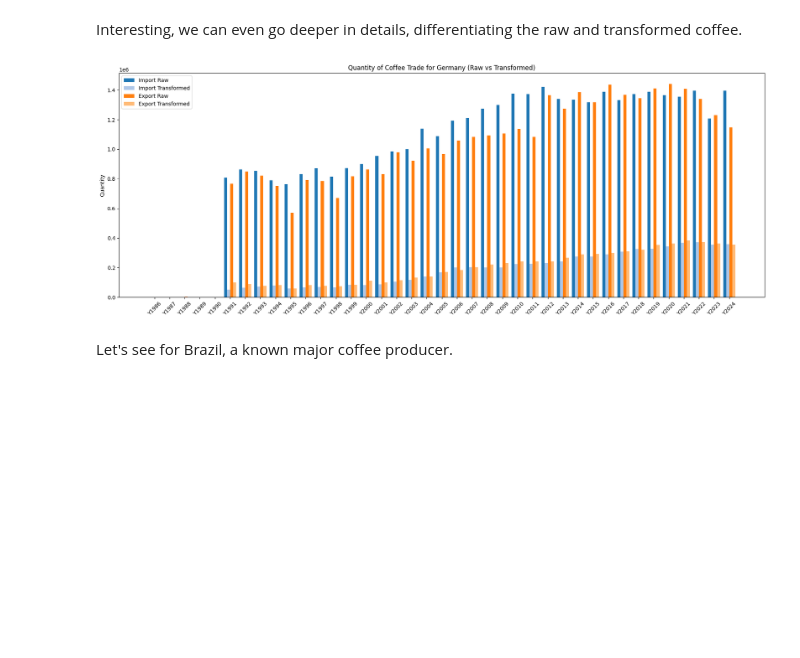
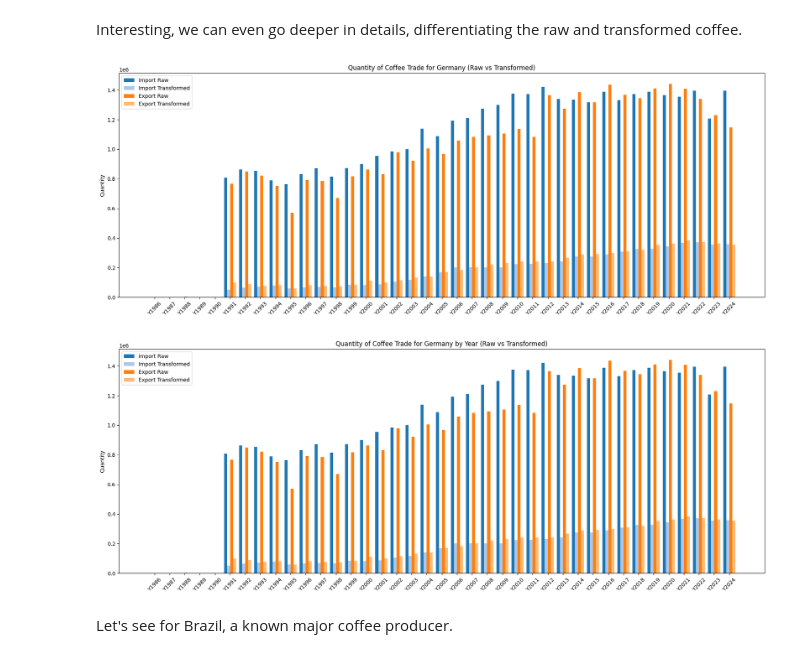
Before and after one commit to com-480-data-visualization/BeanMap, a Jupyter notebook: EDA.ipynb, the cells around one changed output. Drawn from its saved outputs; the diff is of its cells as text; code cells hidden in the pictures; blank space fills up the shorter version.

```diff
--- a/EDA.ipynb
+++ b/EDA.ipynb
@@ -337,10 +346,11 @@ def plot_detailed_quantity_trends(data_quantity, country_name=""):
 # %%
 data_germany = pd.read_csv('./data/UNComtrade/Trade_Matrix_Quantity.csv')
 data_germany = data_germany[(data_germany['Reporter Countries'] == 'Germany') | (data_germany['Partner Countries'] == 'Germany')].reset_index(drop=True)
 
-plot_detailed_quantity_trends(data_germany, country_name="Germany")
+plot_detailed_trends(data_germany, type="quantity", country_name="Germany")
 # %% [output]
 [figure]
+[figure, added]
 # %% [markdown]
 Let's see for Brazil, a known major coffee producer.
 # %%
```
Also changed, not shown: parts of 7 cells of this notebook, 1 other file.
